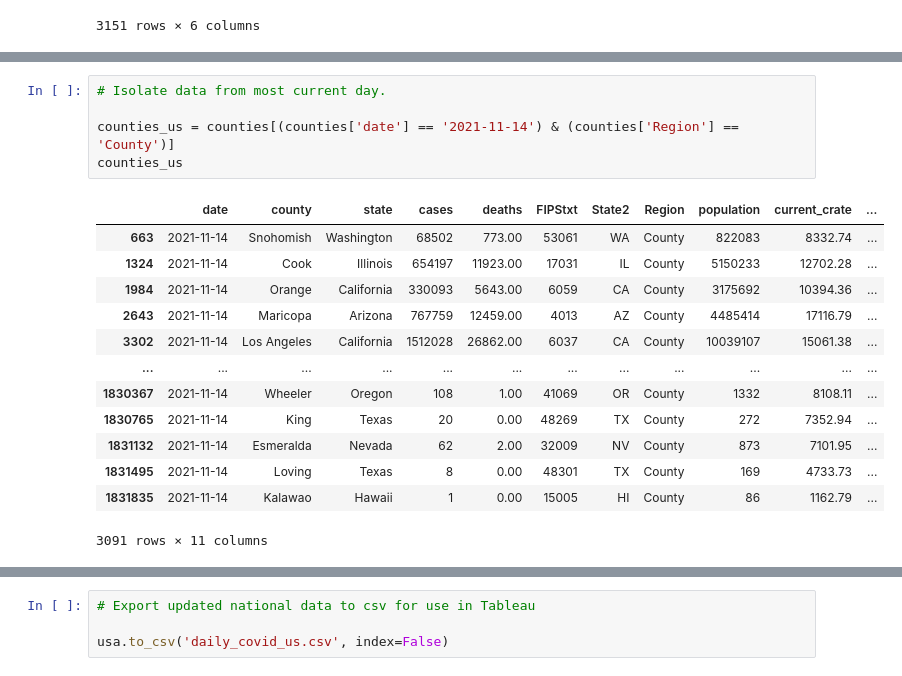
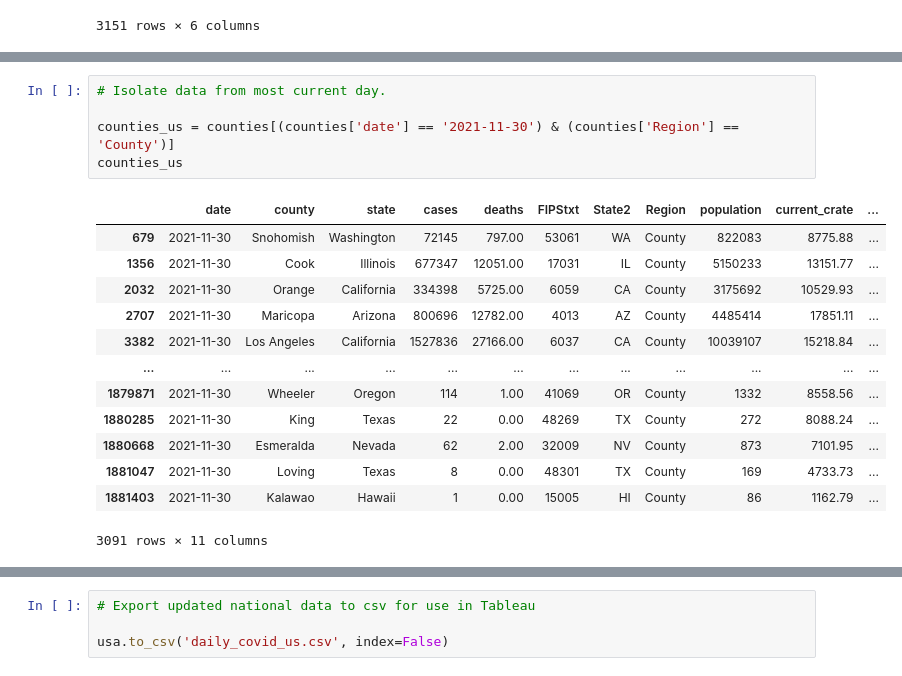
Before and after one commit to menlodoug/covid_crunching, a Jupyter notebook: pandas/COVID_USA.ipynb, the cells around one changed output, grey strips where cells are left out. Drawn from its saved outputs; the diff is of its cells as text.

```diff
--- a/pandas/COVID_USA.ipynb
+++ b/pandas/COVID_USA.ipynb
@@ -94,21 +94,21 @@ counties
 # %%
 # Isolate data from most current day.
 
-counties_us = counties[(counties['date'] == '2021-11-14') & (counties['Region'] == 'County')]
+counties_us = counties[(counties['date'] == '2021-11-30') & (counties['Region'] == 'County')]
 counties_us
 # %% [output]
 |  | date | county | state | cases | deaths | FIPStxt | State2 | Region | population | current_crate | ... |
-| 663 | 2021-11-14 | Snohomish | Washington | 68502 | 773.00 | 53061 | WA | County | 822083 | 8332.74 | ... |
-| 1324 | 2021-11-14 | Cook | Illinois | 654197 | 11923.00 | 17031 | IL | County | 5150233 | 12702.28 | ... |
-| 1984 | 2021-11-14 | Orange | California | 330093 | 5643.00 | 6059 | CA | County | 3175692 | 10394.36 | ... |
-| 2643 | 2021-11-14 | Maricopa | Arizona | 767759 | 12459.00 | 4013 | AZ | County | 4485414 | 17116.79 | ... |
-| 3302 | 2021-11-14 | Los Angeles | California | 1512028 | 26862.00 | 6037 | CA | County | 10039107 | 15061.38 | ... |
+| 679 | 2021-11-30 | Snohomish | Washington | 72145 | 797.00 | 53061 | WA | County | 822083 | 8775.88 | ... |
+| 1356 | 2021-11-30 | Cook | Illinois | 677347 | 12051.00 | 17031 | IL | County | 5150233 | 13151.77 | ... |
+| 2032 | 2021-11-30 | Orange | California | 334398 | 5725.00 | 6059 | CA | County | 3175692 | 10529.93 | ... |
+| 2707 | 2021-11-30 | Maricopa | Arizona | 800696 | 12782.00 | 4013 | AZ | County | 4485414 | 17851.11 | ... |
+| 3382 | 2021-11-30 | Los Angeles | California | 1527836 | 27166.00 | 6037 | CA | County | 10039107 | 15218.84 | ... |
 | ... | ... | ... | ... | ... | ... | ... | ... | ... | ... | ... | ... |
-| 1830367 | 2021-11-14 | Wheeler | Oregon | 108 | 1.00 | 41069 | OR | County | 1332 | 8108.11 | ... |
-| 1830765 | 2021-11-14 | King | Texas | 20 | 0.00 | 48269 | TX | County | 272 | 7352.94 | ... |
-| 1831132 | 2021-11-14 | Esmeralda | Nevada | 62 | 2.00 | 32009 | NV | County | 873 | 7101.95 | ... |
-| 1831495 | 2021-11-14 | Loving | Texas | 8 | 0.00 | 48301 | TX | County | 169 | 4733.73 | ... |
-| 1831835 | 2021-11-14 | Kalawao | Hawaii | 1 | 0.00 | 15005 | HI | County | 86 | 1162.79 | ... |
+| 1879871 | 2021-11-30 | Wheeler | Oregon | 114 | 1.00 | 41069 | OR | County | 1332 | 8558.56 | ... |
+| 1880285 | 2021-11-30 | King | Texas | 22 | 0.00 | 48269 | TX | County | 272 | 8088.24 | ... |
+| 1880668 | 2021-11-30 | Esmeralda | Nevada | 62 | 2.00 | 32009 | NV | County | 873 | 7101.95 | ... |
+| 1881047 | 2021-11-30 | Loving | Texas | 8 | 0.00 | 48301 | TX | County | 169 | 4733.73 | ... |
+| 1881403 | 2021-11-30 | Kalawao | Hawaii | 1 | 0.00 | 15005 | HI | County | 86 | 1162.79 | ... |
 3091 rows × 11 columns
 # %%
 # Create up to date rates so rankings can be performed using the latest data.
```
Also changed, not shown: parts of 14 cells of this notebook, 56 other files.
